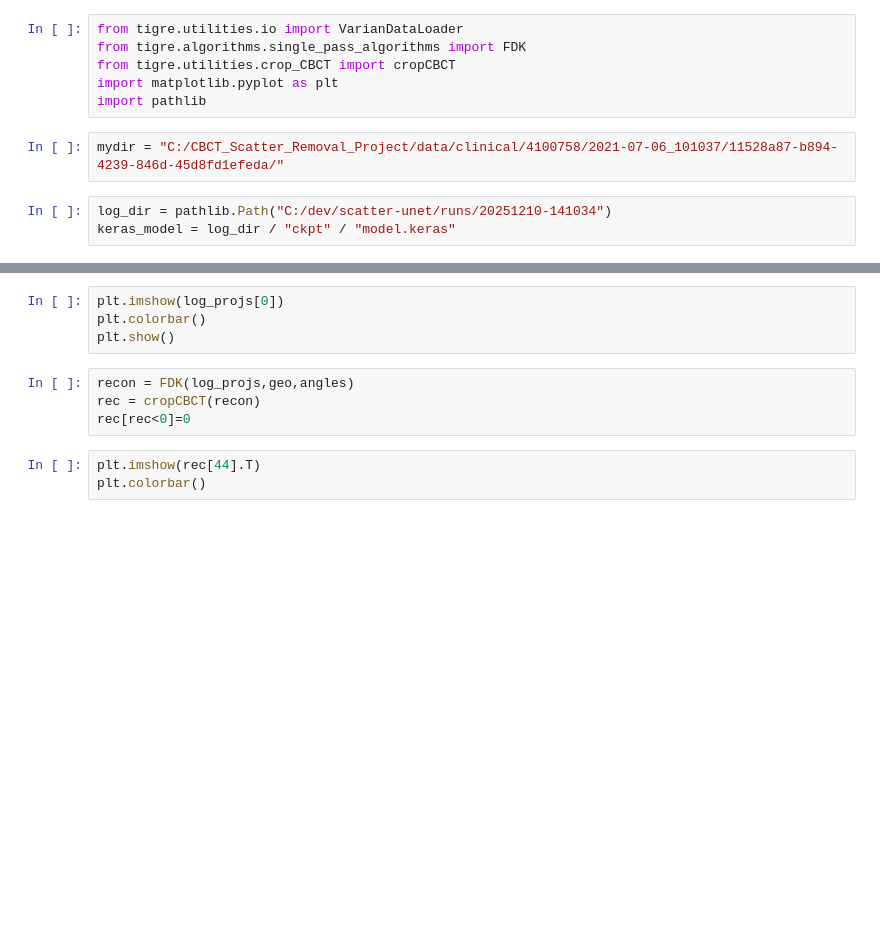
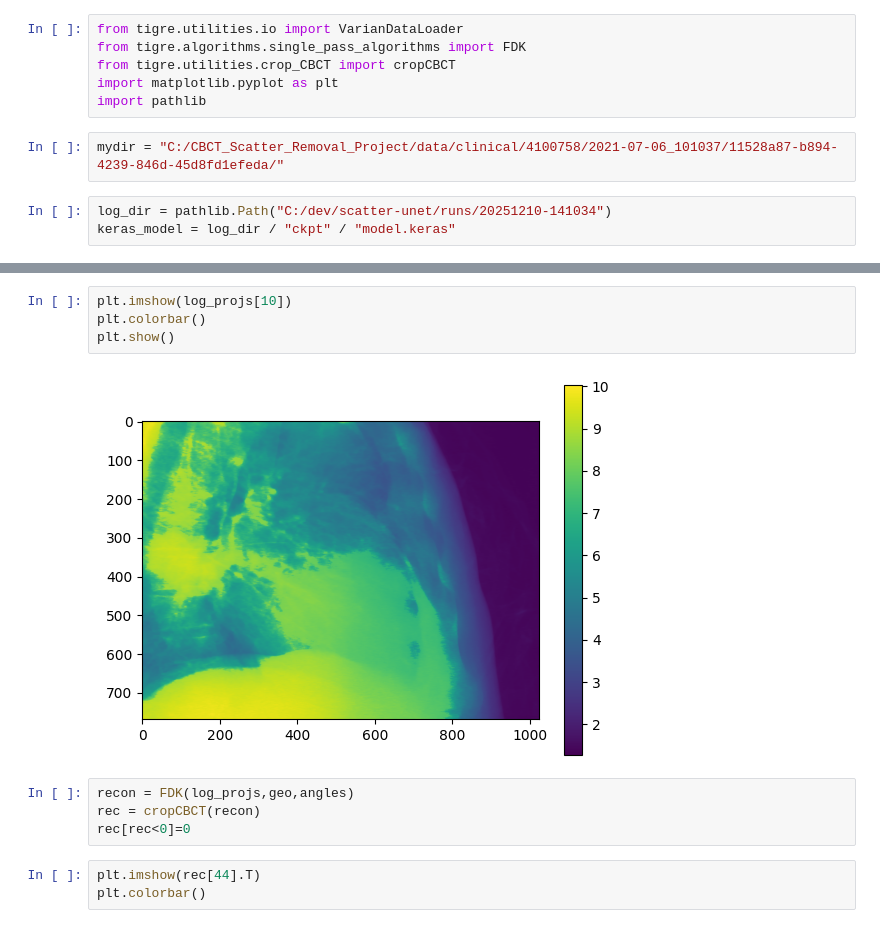
Before and after one commit to ReidIsaak/TIGRE, a Jupyter notebook: cnn_tester.ipynb, the cells around one changed output, grey strips where cells are left out. Drawn from its saved outputs; the diff is of its cells as text; blank space fills up the shorter version.

```diff
--- a/cnn_tester.ipynb
+++ b/cnn_tester.ipynb
@@ -14,7 +24,9 @@ log_projs,geo,angles = VarianDataLoader(mydir,acdc=1,dps=1,fasks=1,keras_model=k
 # %%
-plt.imshow(log_projs[0])
+plt.imshow(log_projs[10])
 plt.colorbar()
 plt.show()
+# %% [output]
+[figure, added]
 # %%
 recon = FDK(log_projs,geo,angles)
 rec = cropCBCT(recon)
```
Also changed, not shown: parts of 1 cell of this notebook, 2 other files.
